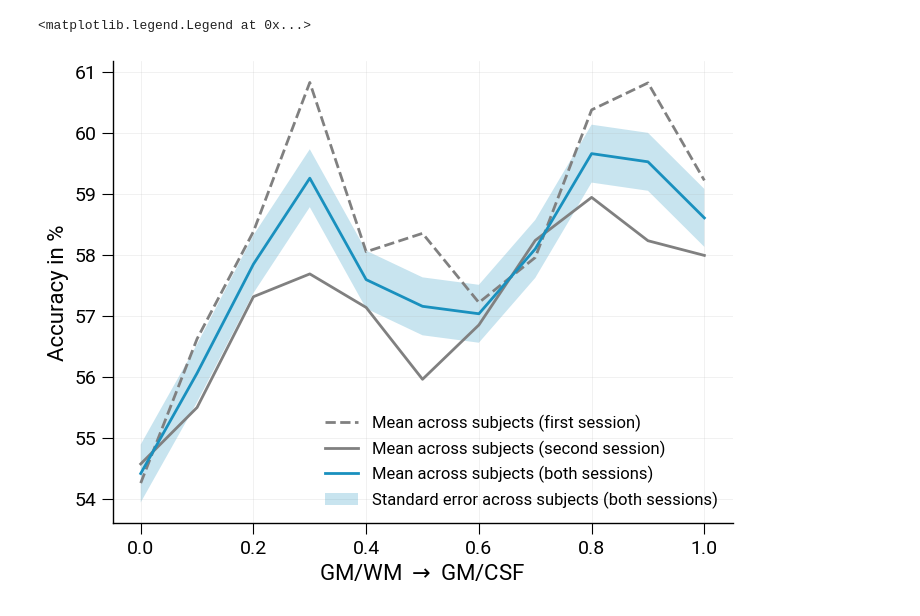
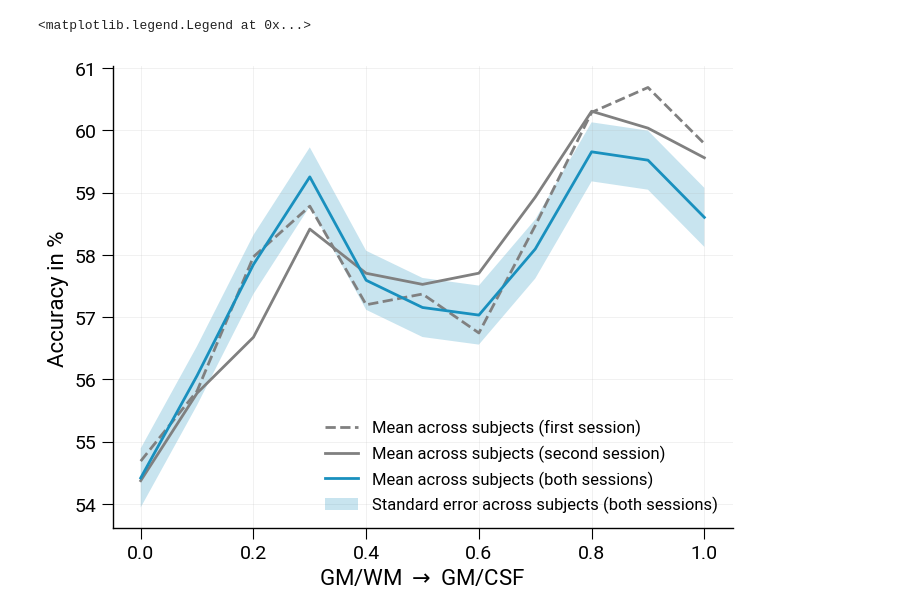
Before and after one commit to haenelt/odc, a Jupyter notebook: notebooks/decoding_profile.ipynb, the cells around one changed output. Saved outputs shown, nothing was run; the diff lists cells and outputs as text; code cells hidden in the pictures.

```diff
--- a/notebooks/decoding_profile.ipynb
+++ b/notebooks/decoding_profile.ipynb
@@ -31,7 +31,6 @@ def plot_data(input, part, color, linestyle, label):
             if part == 2:
                 pass
             file = f / "bandpass_none/accuracy.csv"
-            files.append(file)
 
         for file in files:
             data = np.genfromtxt(file, delimiter=',')
@@ -49,31 +48,31 @@ def plot_data(input, part, color, linestyle, label):
 
     if part == 2:
         plt.plot(np.linspace(0, 1, nlayer), y_mean, color=color, linestyle=linestyle, linewidth=2, label=label)
         #plt.errorbar(np.arange(nlayer), y_mean, y_sem, fmt='.-', color=color, alpha=alpha)
         plt.fill_between(np.linspace(0, 1, nlayer), y_mean-y_sem, y_mean+y_sem, facecolor=color, interpolate=True, alpha=0.24, label="Standard error across subjects (both sessions)")
         #plt.plot(np.arange(nlayer), y_mean-y_sem, linestyle="--", linewidth=2, color=color, alpha=alpha)
         #plt.plot(np.arange(nlayer), y_mean+y_sem, linestyle="--", linewidth=2, color=color, alpha=alpha)
     else:
         plt.plot(np.linspace(0, 1, nlayer), y_mean, color=color, linestyle=linestyle, label=label)
 
 f = "V"
 fig, ax = plt.subplots(figsize=(8,6))
 if f == "V":
     color="#1990BE"
     file_out = "/data/pt_01880/decoding_vaso.svg"
 elif f == "G":
     color="#A12A48"
     file_out = "/data/pt_01880/decoding_ge.svg"
 elif f == "S":
     color="#57B154"
     file_out = "/data/pt_01880/decoding_se.svg"
 plot_data(f, part=0, color="gray", linestyle="--", label="Mean across subjects (first session)")
 plot_data(f, part=1, color="gray", linestyle="-", label="Mean across subjects (second session)")
 plot_data(f, part=2, color=color, linestyle="-", label="Mean across subjects (both sessions)")
 plt.xlabel(r"GM/WM $\rightarrow$ GM/CSF")
 plt.ylabel("Accuracy in %")
 plt.legend(loc="lower right")
 #fig.savefig(file_out, dpi=300, bbox_inches="tight", transparent=True, format="svg")
 # %% [output]
 <matplotlib.legend.Legend at 0x...>
-[figure, old version]
+[figure, new version]
```
